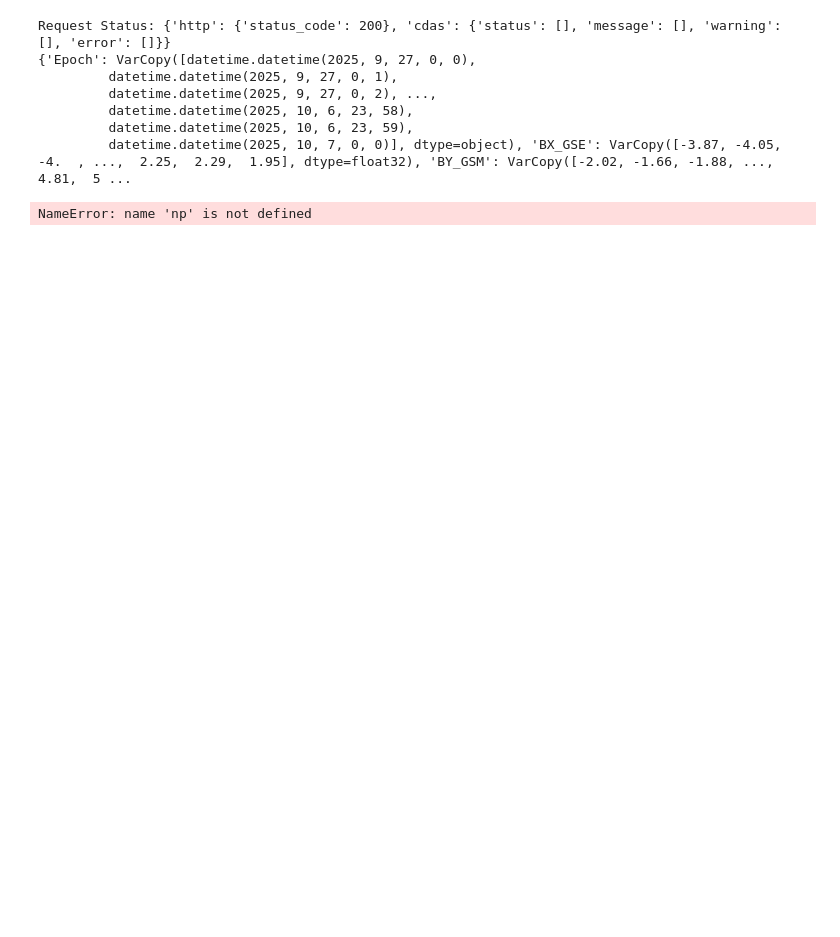
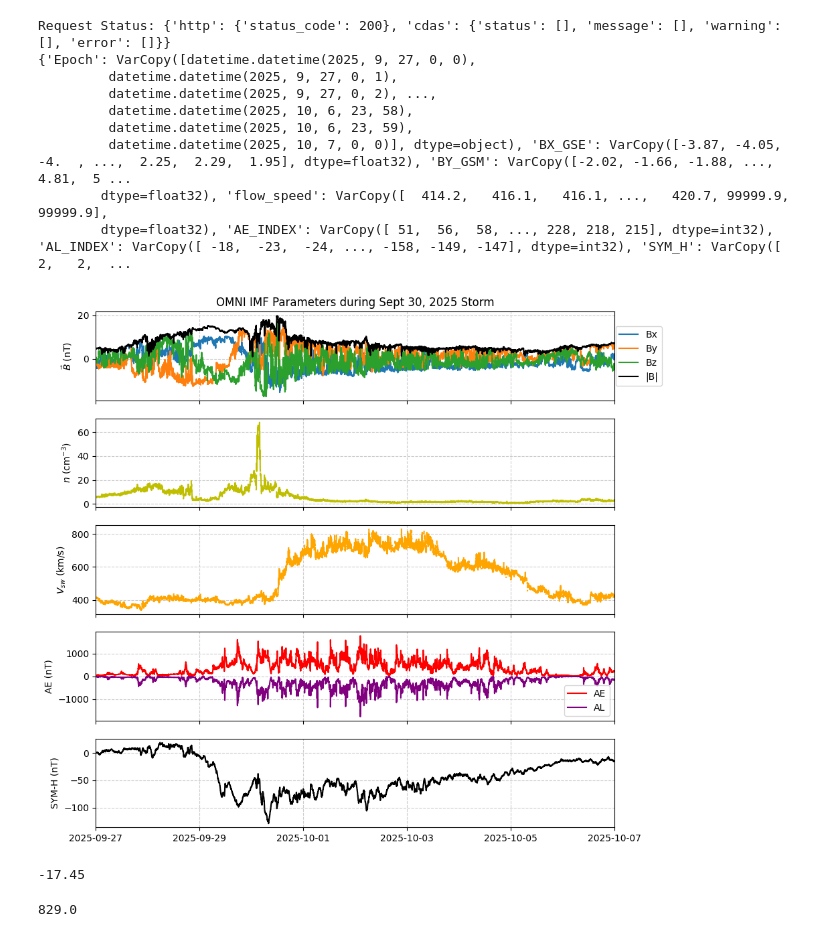
Before and after one commit to ddasilva/tracers-first-results-paper, a Jupyter notebook: Sept 30 Event OMNI.ipynb, the cells around one changed output. Cells and saved outputs as stored; diff of their text form; code cells hidden in the pictures; blank space fills up the shorter version.

```diff
--- a/Sept 30 Event OMNI.ipynb
+++ b/Sept 30 Event OMNI.ipynb
@@ -17,0 +1,8 @@ out_name = './plots/storm_sept30.png'
+# %%
+import numpy as np
+from cdasws import CdasWs
+
+start_time = "2025-09-27T00:00:00"
+end_time = "2025-10-7T00:00:00"
+out_name = './plots/storm_sept30-rev1.png'
+#target_time = "1997-10-10T17:04:00"
@@ -18,6 +32,4 @@ out_name = './plots/storm_sept30.png'
 # %%
-from cdasws import CdasWs
-
 # Set list of variable names to load. This can be made to download only what you need.
 # Variables not listed here are "support variables" and will be pulled in automatically.
 variables = [
@@ -25,7 +37,11 @@ variables = [
    "BY_GSM",
    "BZ_GSM",
    "Pressure",
-   "SYM_H",
+    "proton_density",
+    "flow_speed",
+    "AE_INDEX",
+    "AL_INDEX",
+    "SYM_H",
 ]
 
 cdas = CdasWs()
@@ -43,13 +59,18 @@ Request Status: {'http': {'status_code': 200}, 'cdas': {'status': [], 'message':
          datetime.datetime(2025, 10, 6, 23, 58),
          datetime.datetime(2025, 10, 6, 23, 59),
          datetime.datetime(2025, 10, 7, 0, 0)], dtype=object), 'BX_GSE': VarCopy([-3.87, -4.05, -4.  , ...,  2.25,  2.29,  1.95], dtype=float32), 'BY_GSM': VarCopy([-2.02, -1.66, -1.88, ...,  4.81,  5 ...
+        dtype=float32), 'flow_speed': VarCopy([  414.2,   416.1,   416.1, ...,   420.7, 99999.9, 99999.9],
+        dtype=float32), 'AE_INDEX': VarCopy([ 51,  56,  58, ..., 228, 218, 215], dtype=int32), 'AL_INDEX': VarCopy([ -18,  -23,  -24, ..., -158, -149, -147], dtype=int32), 'SYM_H': VarCopy([  2,   2,  ...
 # %%
 omni_epoch = data_xarray['Epoch']
 omni_Bx = data_xarray['BX_GSE']
 omni_By = data_xarray['BY_GSM']
 omni_Bz = data_xarray['BZ_GSM']
-omni_dynpres = data_xarray['Pressure']
+omni_n = data_xarray['proton_density']
+omni_v = data_xarray['flow_speed']
 symh = data_xarray['SYM_H']
+omni_ae = data_xarray['AE_INDEX']
+omni_al = data_xarray['AL_INDEX']
 
 fill_value = 9999
 omni_Bx[omni_Bx>fill_value] = np.nan
@@ -57,41 +78,58 @@ omni_By[omni_By>fill_value] = np.nan
 omni_Bz[omni_Bz>fill_value] = np.nan
 
 fill_value = 99
-omni_dynpres[omni_dynpres>=fill_value] = np.nan
+omni_n[omni_n>=fill_value] = np.nan
+
+fill_value = 99000
+omni_v[omni_v>=fill_value] = np.nan
-# %% [output]
-NameError: name 'np' is not defined
 # %%
 
 import pylab as plt, numpy as np
 from matplotlib import dates as mdates
 
-fig, axes = plt.subplots(3, 1, figsize=(8, 6), sharex=True)
+fig, axes = plt.subplots(5, 1, figsize=(10, 10), sharex=True)
 #plt.subplots_adjust(left=0.1,
 #                    bottom=0.1,
 #                    right=0.9,
 #                    top=0.9,
 #                    wspace=0.4,
 #                    hspace=0)
 
 
 axes[0].plot(omni_epoch, omni_Bx, label='Bx')
 axes[0].plot(omni_epoch, omni_By, label='By')
 axes[0].plot(omni_epoch, omni_Bz, label='Bz')
 axes[0].plot(omni_epoch, np.sqrt(omni_Bx**2 + omni_By**2 + omni_Bz**2), label='|B|', color='k')
 axes[0].legend(ncol=1, bbox_to_anchor=(1.1, .5), loc='center right')
 axes[0].set_ylabel('$\\vec{B}$ (nT)')
-axes[1].plot(omni_epoch, omni_dynpres, color='y')
-axes[1].set_ylabel('$P_{dyn}$ (nPa)')
-axes[2].plot(omni_epoch, symh, color='k')
-axes[2].set_ylabel('SYM-H (nT)')
+axes[1].plot(omni_epoch, omni_n, color='y')
+axes[1].set_ylabel(r'$n$ (cm$^{-3}$)')
+axes[2].plot(omni_epoch, omni_v, color='orange')
+axes[2].set_ylabel('$V_{sw}$ (km/s)')
+axes[3].plot(omni_epoch, omni_ae, color='red', label='AE')
+axes[3].plot(omni_epoch, omni_al, color='purple', label='AL')
+axes[3].legend()
+axes[3].set_ylabel('AE (nT)')
+axes[4].plot(omni_epoch, symh, color='k')
+axes[4].set_ylabel('SYM-H (nT)')
 
 for ax in axes:
     import dateutil.parser
     ax.grid(linestyle='dashed', color='#ccc')
     ax.set_xlim(data_xarray['Epoch'].min(), dateutil.parser.parse(end_time))
     ax.xaxis.set_major_formatter(mdates.DateFormatter('%Y-%m-%d'))
     ax.xaxis.set_major_locator(mdates.DayLocator(interval=2))
 
 #axes[0].axvline(dateutil.parser.parse(target_time), color='r')
 axes[0].set_title('OMNI IMF Parameters during Sept 30, 2025 Storm')
 plt.savefig(out_name, dpi=300)
+# %% [output]
+[figure, added]
+# %%
+np.nanmin(omni_Bz)
+# %% [output]
+-17.45
+# %%
+np.nanmax(omni_v)
+# %% [output]
+829.0
```
Also changed, not shown: parts of 2 cells of this notebook, 4 other files.
